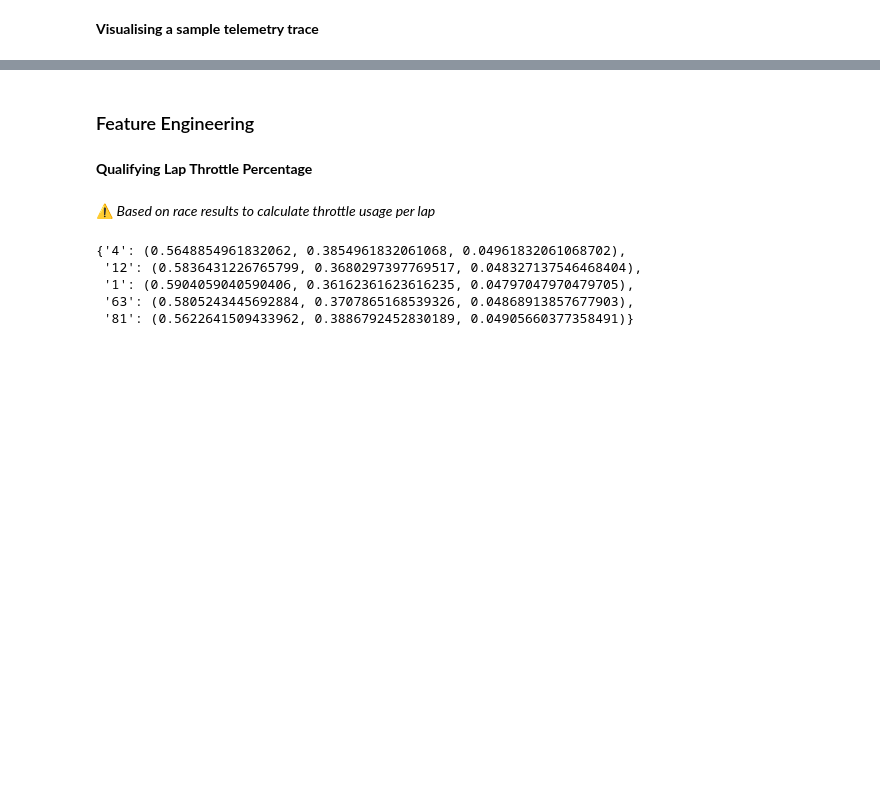
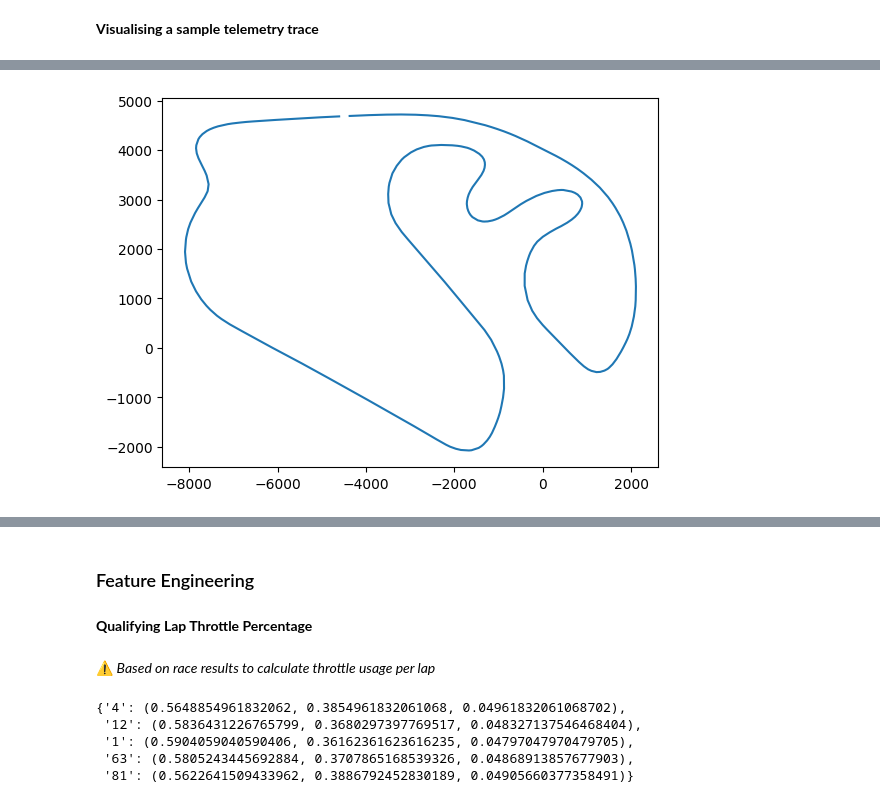
Before and after one commit to anilhimam17/Racing-all-Along, a Jupyter notebook: F1/notebooks/race_debriefs_2025/brazil_2025.ipynb, the cells around one changed output, grey strips where cells are left out. Cells and saved outputs as stored; diff of their text form; code cells hidden in the pictures; blank space fills up the shorter version.

Commit message:
feat: added the track map

```diff
--- a/F1/notebooks/race_debriefs_2025/brazil_2025.ipynb
+++ b/F1/notebooks/race_debriefs_2025/brazil_2025.ipynb
@@ -289,0 +295,11 @@ plot_handle.plot_driver_telemetry_traces(
+# %%
+# Accessing the Circuit Information from the Session Object
+circuit_info = brazil_race.get_circuit_info()
+assert isinstance(circuit_info, CircuitInfo)
+
+circuit_layout = circuit_info.corners
+circuit_rotation = circuit_info.rotation
+
+circuit_angle_radians =  circuit_rotation * (np.pi/180)
+print(f"Circuit Layout by Corners:\n{circuit_layout}")
+print(f"\nCircuit Rotation: {circuit_rotation}")
@@ -289,0 +326,25 @@ plot_handle.plot_driver_telemetry_traces(
+# %%
+def rotate_points(xy_vector: np.ndarray, *, angle: float) -> np.ndarray:
+    # Rotation Matrix for a 2D cartesian system
+    rotation_matrix = np.array([
+        [np.cos(angle), np.sin(angle)],
+        [-np.sin(angle), np.cos(angle)]
+    ])
+
+    # Rotation of the Vector wrt Circuit Specifications
+    return xy_vector @ rotation_matrix
+
+# Getting the position data for rotation using the Circuit Spec
+assert isinstance(q3_laps, Laps)
+fastest_lap = q3_laps.pick_fastest()
+
+assert isinstance(fastest_lap, Lap)
+pos_data = fastest_lap.get_pos_data()
+
+track_data = pos_data.loc[:, ["X", "Y"]].to_numpy()
+rotated_track = rotate_points(xy_vector=track_data, angle=circuit_angle_radians)
+
+plt.plot(rotated_track[:, 0], rotated_track[:, 1])
+plt.show()
+# %% [output]
+[figure, added]
```
Also changed, not shown: parts of 6 cells of this notebook.
